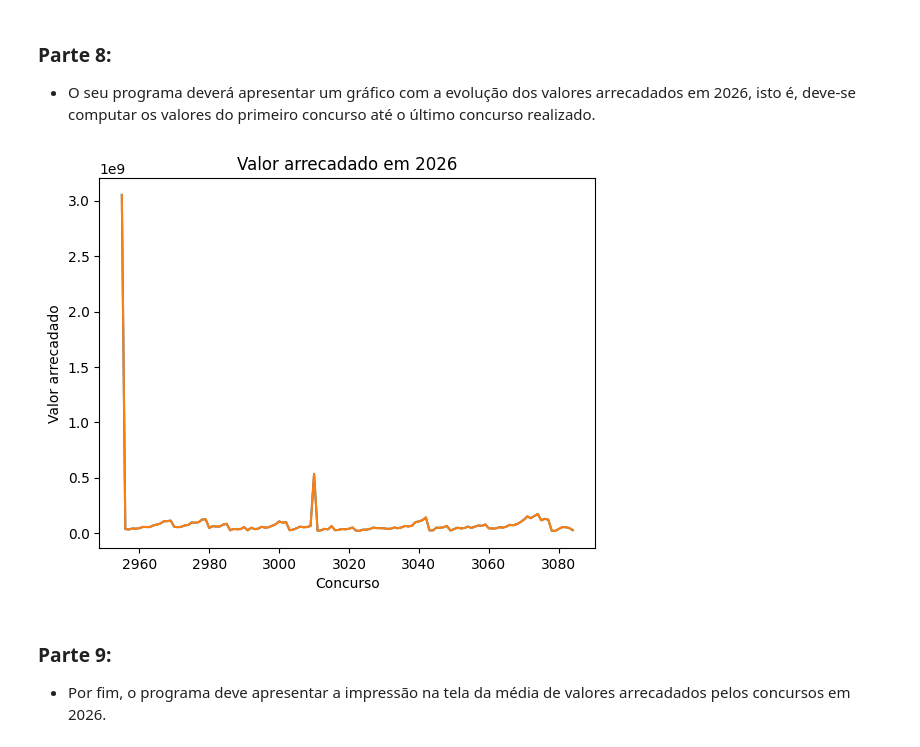
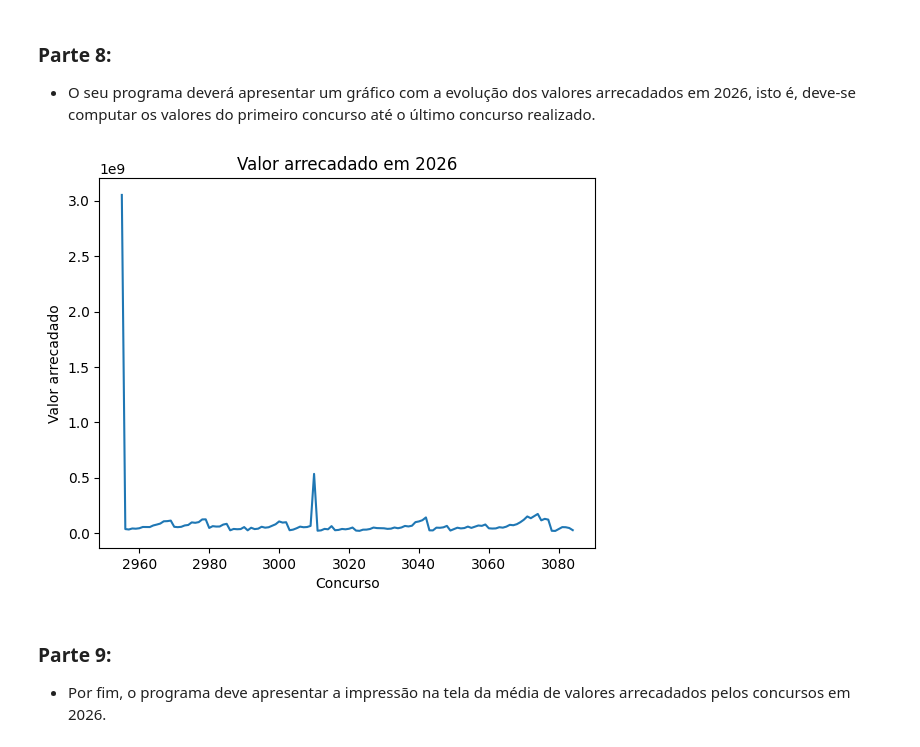
Before and after one commit to Evertonh0/Computacao-e-solucao-de-Problemas, a Jupyter notebook: m16_trabalho_final.ipynb, the cells around one changed output. Drawn from its saved outputs; the diff is of its cells as text; code cells hidden in the pictures.

```diff
--- a/m16_trabalho_final.ipynb
+++ b/m16_trabalho_final.ipynb
@@ -401,36 +405,32 @@ total ganhadores: 312242
 # %%
 # IMportando a biblioteca de grafico:
 import matplotlib.pyplot as plt
 
 # Listas pro grafico:
 numeros = []
 valores = []
 
 for concurso in concursos_2026:
     numeros.append(concurso.get('numero'))
     valores.append(concurso.get('valorArrecadado'))
 
 # Invertend pra ficar do primeiro ate o ultimo:
 numeros.reverse()
 valores.reverse()
 
+#Definindo os eixos do gráfico:
 plt.plot(numeros, valores)
 plt.title('Valor arrecadado em 2026')
 plt.xlabel('Concurso')
 plt.ylabel('Valor arrecadado')
 
 #SAlvando o grafico:
-plt.plot(numeros, valores)
-plt.title('Valor arrecadado em 2026')
-plt.xlabel('Concurso')
-plt.ylabel('Valor arrecadado')
 plt.savefig('grafico_arrecadacao_2026.png')
-plt.show()
 
 #printando:
 plt.show()
 # %% [output]
-[figure, old version]
+[figure, new version]
 # %% [markdown]
 ### **Parte 9:**
 - Por fim, o programa deve apresentar a impressão na tela da média de valores arrecadados pelos concursos em 2026.
```
Also changed, not shown: parts of 1 cell of this notebook.
